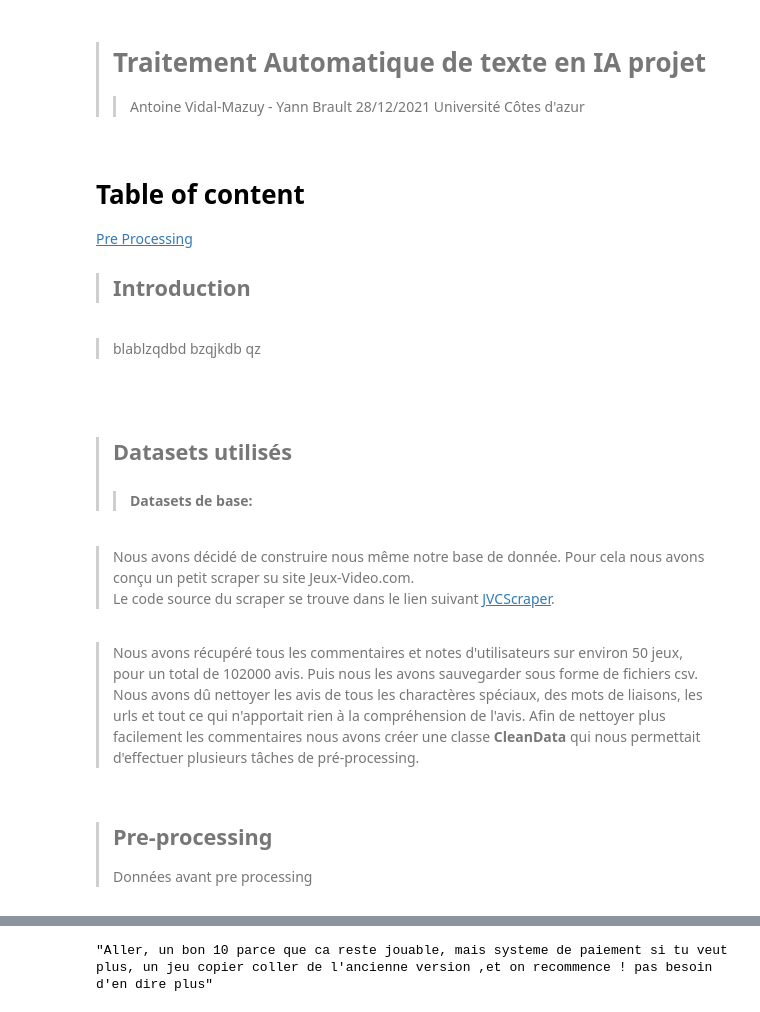
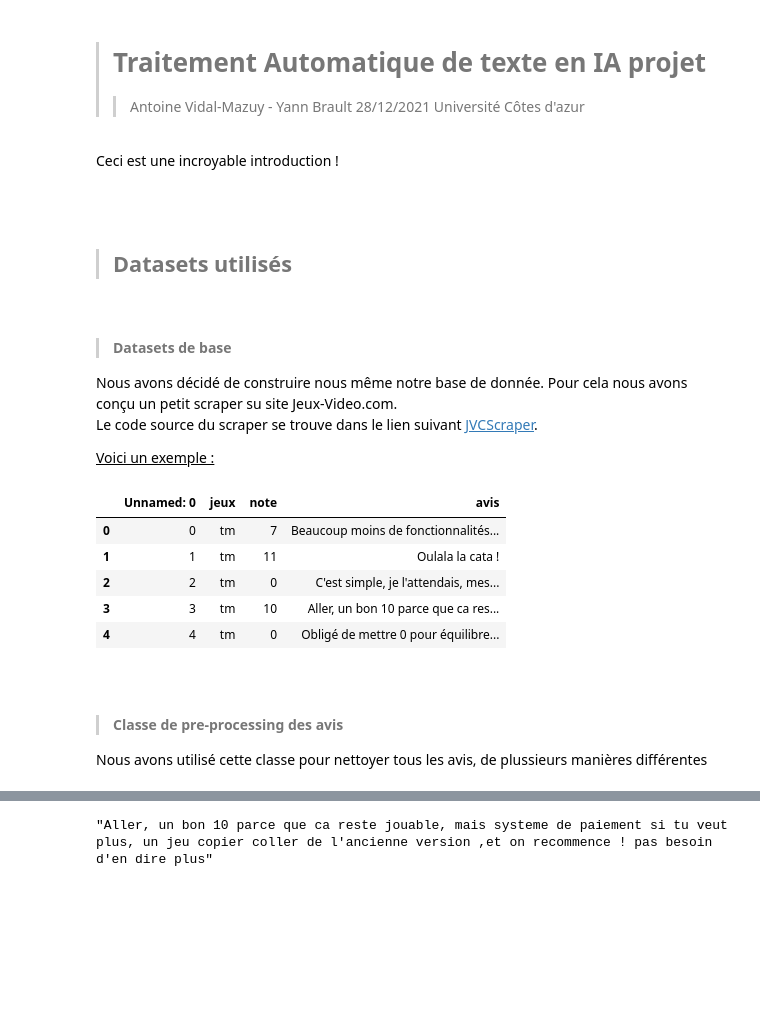
Before and after one commit to Yann-Brault/Video-game-rate-prediction, a Jupyter notebook: test.ipynb, the cells around one changed output, grey strips where cells are left out. Saved outputs shown, nothing was run; the diff lists cells and outputs as text; code cells hidden in the pictures; blank space fills up the shorter version.

Commit message:
Clean and uniform jup

```diff
--- a/test.ipynb
+++ b/test.ipynb
@@ -1,37 +1,45 @@
 # %% [markdown]
-> # Traitement Automatique de texte en IA projet
+> # **Traitement Automatique de texte en IA projet**
 >
 > > Antoine Vidal-Mazuy - Yann Brault
 > > 28/12/2021 Université Côtes d'azur
 
 <br>
 
-# Table of content
-[Pre Processing](#pre-processing)
-
-> ## Introduction
-
-<br>
-
-> blablzqdbd bzqjkdb qz
+Ceci est une incroyable introduction !
 
 <br>
 <br>
 
-> ## Datasets utilisés
->
-> > #### Datasets de base:
+> ## **Datasets utilisés**
 
 <br>
 
-> Nous avons décidé de construire nous même notre base de donnée. Pour cela nous avons conçu un petit scraper su site Jeux-Video.com. <br>
-> Le code source du scraper se trouve dans le lien suivant [JVCScraper](https://github.com/Brotherta/JVCScraper).
+> #### **Datasets de base**
 
-<br>
+Nous avons décidé de construire nous même notre base de donnée. Pour cela nous avons conçu un petit scraper su site Jeux-Video.com. <br>
+Le code source du scraper se trouve dans le lien suivant [JVCScraper](https://github.com/Brotherta/JVCScraper). <br>
 
-> Nous avons récupéré tous les commentaires et notes d'utilisateurs sur environ 50 jeux, pour un total de 102000 avis. Puis nous les avons sauvegarder sous forme de fichiers csv. <br>
-> Nous avons dû nettoyer les avis de tous les charactères spéciaux, des mots de liaisons, les urls et tout ce qui n'apportait rien à la compréhension de l'avis.
-> Afin de nettoyer plus facilement les commentaires nous avons créer une classe **CleanData** qui nous permettait d'effectuer plusieurs tâches de pré-processing.
+<ins>Voici un exemple :</ins>
+# %%
+import pandas as pd
+
+df = pd.read_csv("dataset/csv/dataset_original.csv")
+
+df.head()
+# %% [output]
+|  | Unnamed: 0 | jeux | note | avis |
+| 0 | 0 | tm | 7 | Beaucoup moins de fonctionnalités... |
+| 1 | 1 | tm | 11 | Oulala la cata ! |
+| 2 | 2 | tm | 0 | C'est simple, je l'attendais, mes... |
+| 3 | 3 | tm | 10 | Aller, un bon 10 parce que ca res... |
+| 4 | 4 | tm | 0 | Obligé de mettre 0 pour équilibre... |
+# %% [markdown]
+<br>
+
+> #### **Classe de pre-processing des avis**
+
+Nous avons utilisé cette classe pour nettoyer tous les avis, de plussieurs manières différentes
 # %%
 import re
 from spellchecker import SpellChecker
@@ -224,6 +232,3 @@ class CleanData:
 
     def save_data(self, path):
         self.df.to_csv(path, index=False)
-# %% [markdown]
-> ## Pre-processing
-> Données avant pre processing
```
Also changed, not shown: parts of 48 cells of this notebook.
